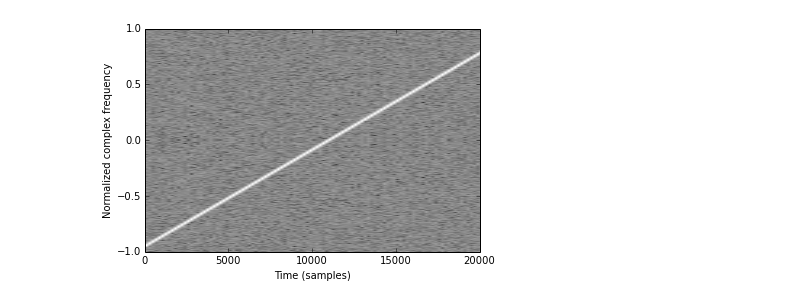
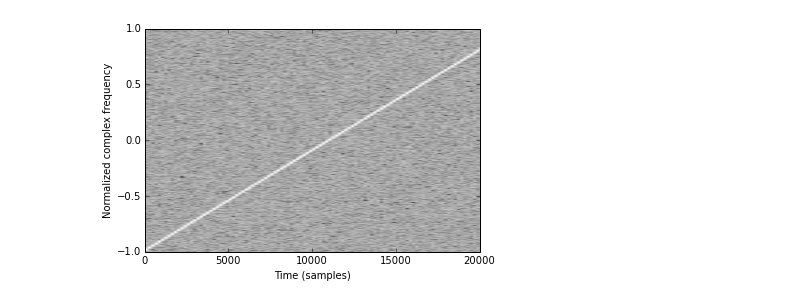
Before and after one commit to kastnerkyle/kastnerkyle.github.io-pelican, a Jupyter notebook: content/downloads/notebooks/dsp_polyphase_signal_processing.ipynb, the cells around one changed output. Saved outputs shown, nothing was run; the diff lists cells and outputs as text; code cells hidden in the pictures.

```diff
--- a/content/downloads/notebooks/dsp_polyphase_signal_processing.ipynb
+++ b/content/downloads/notebooks/dsp_polyphase_signal_processing.ipynb
@@ -10,23 +14,29 @@ Before going over the algorithms, let's generate a sample signal to operate on.
 # %%
 import numpy as np
 import matplotlib.pyplot as plt
 
-def gen_complex_chirp(fs=44100, pad=.1, time_s=1):
-    f0=-fs/(2+pad)
-    f1=fs/(2+pad)
+def gen_complex_chirp(fs=44100, pad_frac=.01, time_s=1):
+    f0=-fs/(2*(1+pad_frac))
+    f1=fs/(2*(1+pad_frac))
     t1 = time_s
     beta = (f1-f0)/float(t1)
     t = np.arange(0,t1,t1/float(fs))
     return np.exp(2j*np.pi*(.5*beta*(t**2) + f0*t))
 
-chirp = gen_complex_chirp()
-#Add noise to make it a little more "real"
-chirp += .1*np.random.randn(*chirp.shape)
-_ = plt.specgram(chirp, 512, sides="twosided", cmap="gray")
-ax = plt.gca()
-#Remove whitespace on plot
-ax.set_xlim(0,20000)
-_ = ax.set_ylabel("Normalized complex frequency")
-_ = ax.set_xlabel("Time (samples)")
+def gen_noisy_chirp():
+    #Add noise to make it a little less synthetic looking
+    chirp = gen_complex_chirp()
+    return chirp + .5*(np.random.randn(*chirp.shape) + 1j*np.random.randn(*chirp.shape))
+
+def plot_specgram(d, xlim=20000):
+    _ = plt.specgram(d, 512, sides="twosided", cmap="gray")
+    ax = plt.gca()
+    #Remove whitespace on plot
+    ax.set_xlim(0,xlim)
+    _ = ax.set_ylabel("Normalized complex frequency")
+    _ = ax.set_xlabel("Time (samples)")
+
+chirp = gen_noisy_chirp()
+plot_specgram(chirp)
 # %% [output]
-[figure, old version]
+[figure, new version]
```
Also changed, not shown: parts of 41 cells of this notebook, 8 other files.
